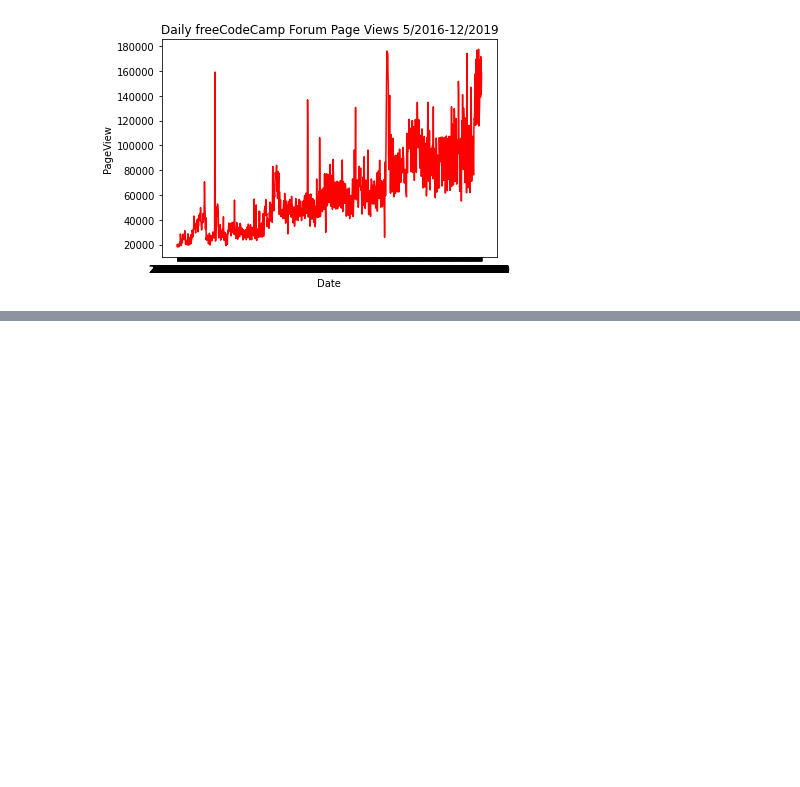
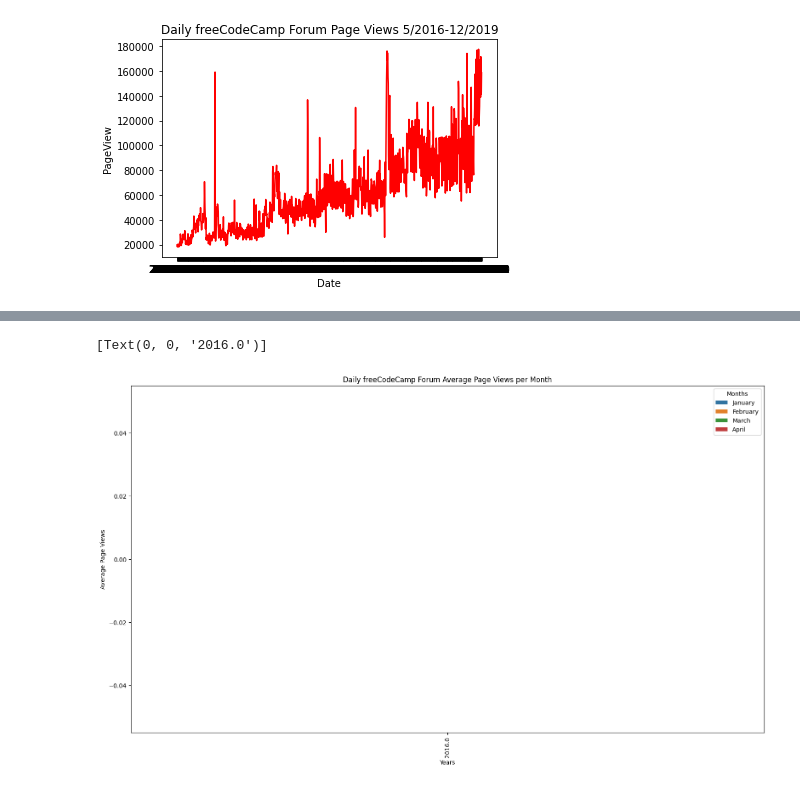
Before and after one commit to omsouravsharma/DataAnalysis_python, a Jupyter notebook: Page View Time Series Visualizer.ipynb, the cells around one changed output, grey strips where cells are left out. Cells and saved outputs as stored; diff of their text form; code cells hidden in the pictures; blank space fills up the shorter version.

```diff
--- a/Page View Time Series Visualizer.ipynb
+++ b/Page View Time Series Visualizer.ipynb
@@ -125,0 +189,40 @@ Text(0, 0.5, 'PageView')
+# %%
+df_bar = df.copy()
+
+
+
+# df['time_date'] = pd.to_datetime(df['time_date'], utc=True)
+
+# df.set_index('time_date', inplace=True)
+
+# print(df.index.date)
+
+#df_bar.index = pd.to_datetime(df_bar.index, utc= True)
+df_bar['Years'] = pd.DatetimeIndex(df_bar.index).year
+df_bar['Months']  = pd.DatetimeIndex(df_bar.index).month
+df_bar = pd.DataFrame(df_bar.groupby(['Years', 'Months'], sort=False)['value'].mean().round().astype(int))
+
+df_bar = df_bar.rename(columns = {'value': 'Average Page Views'})
+df_bar = df.reset_index()
+
+
+missing_data = {
+    'Years': [2016,2016,2016,2016],
+    'Months': ['January', 'February', 'March', 'April'],
+    'Average Page Views': [0,0,0,0]
+}
+
+df_bar = pd.concat([pd.DataFrame(missing_data), df_bar])
+
+# Draw a boxplot
+fig, ax = plt.subplots(figsize=(19.2, 10.8), dpi= 100)
+
+ax.set_title("Daily freeCodeCamp Forum Average Page Views per Month")
+
+
+chart = sns.barplot(data=df_bar, x="Years", y="Average Page Views", hue="Months", palette="tab10")
+
+chart.set_xticklabels(chart.get_xticklabels(), rotation=90, horizontalalignment='center')
+# %% [output]
+[Text(0, 0, '2016.0')]
+[figure, added]
```
Also changed, not shown: parts of 8 cells of this notebook, 4 other files.
